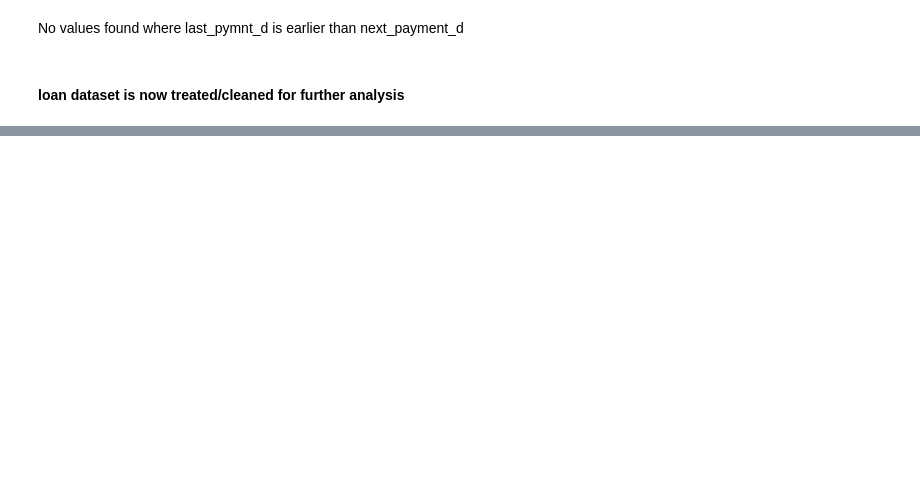
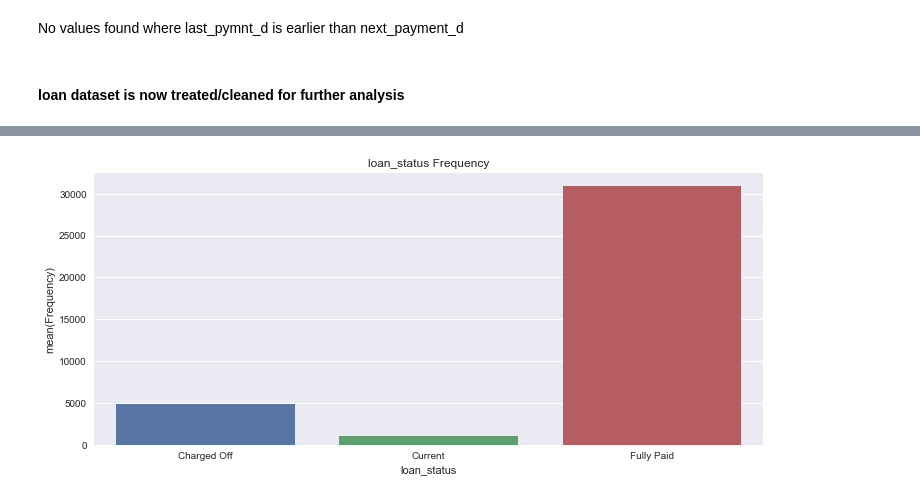
Before and after one commit to poornimaarunp/EDAGroupCaseStudy, a Jupyter notebook: Group_.ipynb, the cells around one changed output, grey strips where cells are left out. Cells and saved outputs as stored; diff of their text form; code cells hidden in the pictures; blank space fills up the shorter version.

```diff
--- a/Group_.ipynb
+++ b/Group_.ipynb
@@ -402,0 +1194,10 @@ loan.info()
+# %%
+#loan_status                              2
+loan_status_Frequency = loan.groupby('loan_status').size().reset_index(name='Frequency')
+plt.figure(figsize=(12, 5))
+sns.barplot(x='loan_status', y='Frequency', data=loan_status_Frequency)
+plt.title("loan_status Frequency")
+
+plt.show()
+# %% [output]
+[figure, added]
```
Also changed, not shown: parts of 164 cells of this notebook, 1 other file.
